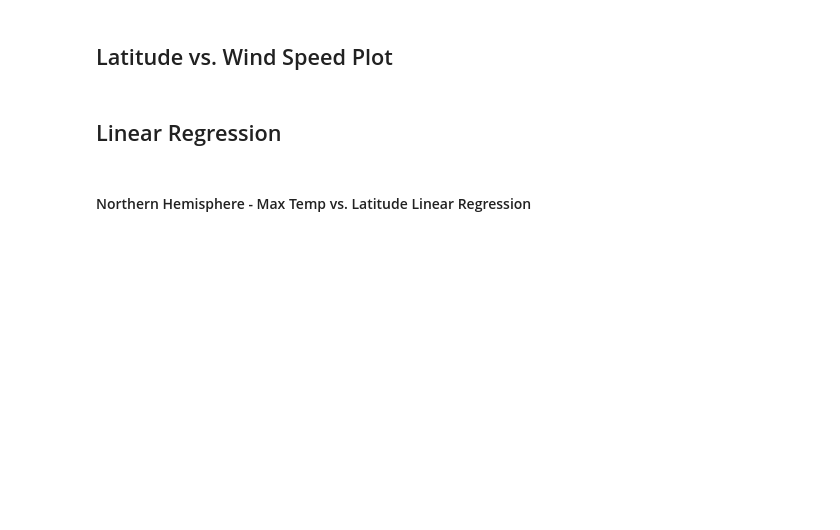
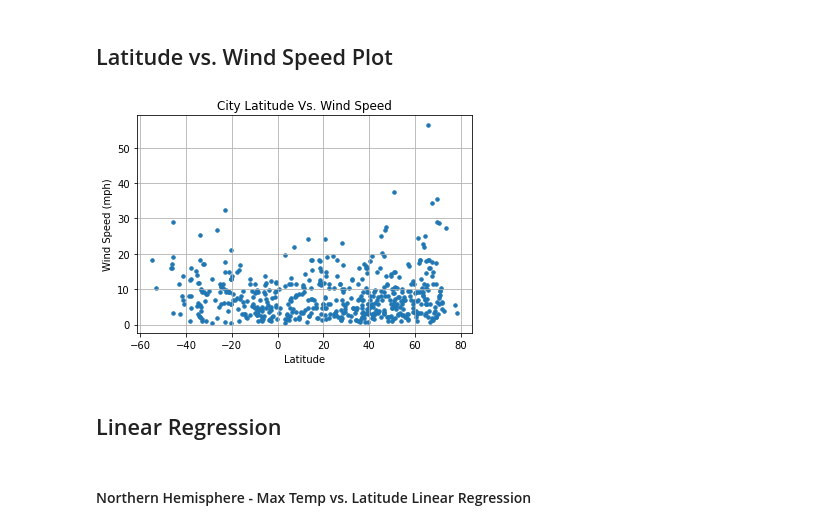
Before and after one commit to adamjohnson57/Python-api-challenge, a Jupyter notebook: Instructions/starter_code/WeatherPy.ipynb, the cells around one changed output. Cells and saved outputs as stored; diff of their text form; code cells hidden in the pictures; blank space fills up the shorter version.

```diff
--- a/Instructions/starter_code/WeatherPy.ipynb
+++ b/Instructions/starter_code/WeatherPy.ipynb
@@ -168,14 +254,16 @@ Skip this step if there are no cities that have humidity > 100%.
 # %% [markdown]
 ## Latitude vs. Wind Speed Plot
 # %%
-# plt.scatter(weather_data_df["Lat"], weather_data_df["Wind MPH"], marker="o", s=12)
-# plt.title("City Latitude Vs. Wind Speed")
-# plt.xlabel("Latitude")
-# plt.ylabel("Wind Speed (mph)")
-# plt.grid(True)
+plt.scatter(weather_data_df["Latitude"], weather_data_df["Wind Speed (mph)"], marker="o", s=12)
+plt.title("City Latitude Vs. Wind Speed")
+plt.xlabel("Latitude")
+plt.ylabel("Wind Speed (mph)")
+plt.grid(True)
 
-# plt.savefig("Output/City Latitude Vs. Wind Speed.png")
-# plt.show()
+plt.savefig("Output/City Latitude Vs. Wind Speed.png")
+plt.show()
+# %% [output]
+[figure, added]
 # %% [markdown]
 ## Linear Regression
 # %%
```
Also changed, not shown: parts of 22 cells of this notebook, 13 other files.
